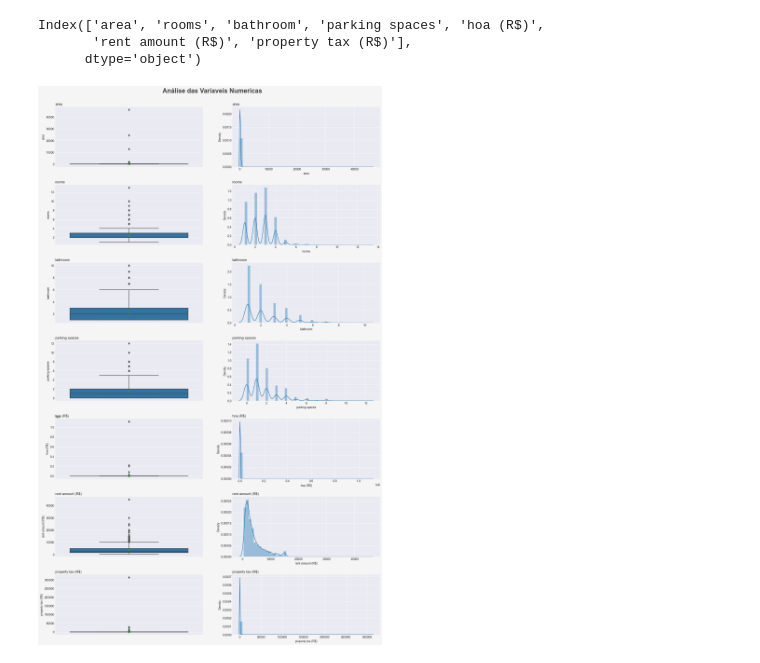
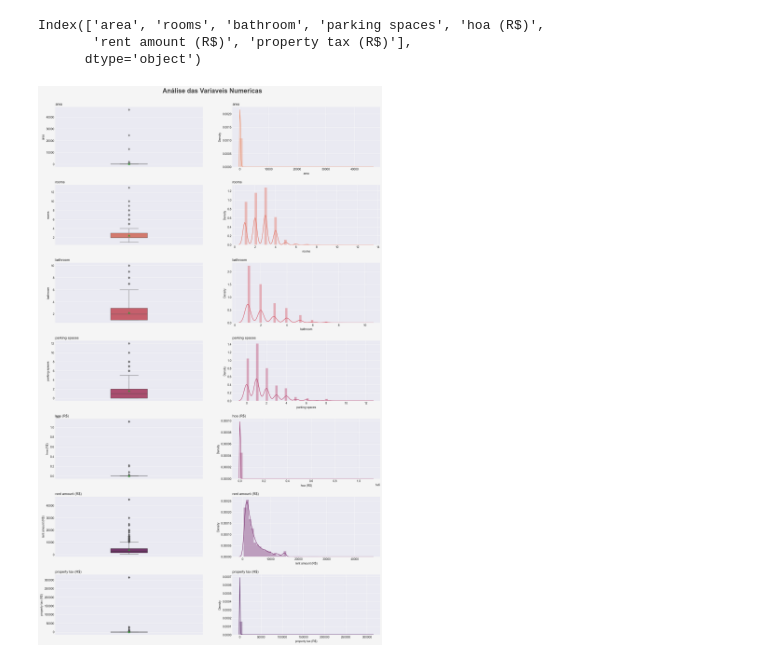
Before and after one commit to denisbrunom/Precificacao_aluguel, a Jupyter notebook: house.ipynb, the cells around one changed output. Saved outputs shown, nothing was run; the diff lists cells and outputs as text; code cells hidden in the pictures.

```diff
--- a/house.ipynb
+++ b/house.ipynb
@@ -193,33 +193,35 @@ Paleta_Cores = sns.color_palette('flare',len(Colunas_Numericas)*2)
 plt.suptitle('Análise das Variaveis Numericas',fontsize=22,color='#404040',fontweight=600)
 #estrutura
 Linhas = 7 # Todas as informação numericas
 Colunas = 2 # Boxplot - displot
 Posicao = 1 # Posição inicial do Grid
 
 #criação do for para percorrer o grid
 for Coluna in Colunas_Numericas:
     #plotando no grid -- Boxplot
     plt.subplot(Linhas, Colunas, Posicao)
 
     #Titulo
     plt.title( f'{Coluna}', loc='left', fontsize=12, fontweight=300)
 
     #plot boxplot
-    sns.boxplot(data=df, y=Coluna, showmeans=True)
+    sns.boxplot(data=df, y=Coluna, showmeans=True, saturation=0.75,
+    linewidth=1, color=Paleta_Cores[Posicao],width=0.25)
+
     #mudar a posicao
     Posicao += 1
 
     #plotando no grid -- Displot
     plt.subplot(Linhas, Colunas, Posicao)
 
      #Titulo
     plt.title( f'{Coluna}', loc='left', fontsize=12, fontweight=300)
 
     #plot displot
-    sns.distplot(df[Coluna])
+    sns.distplot(df[Coluna], color=Paleta_Cores[Posicao -1])
     #mudar a posicao
     Posicao +=1
     #ajuste de Grid
     plt.subplots_adjust( top=0.95, hspace=0.3 )
 # %% [output]
-[figure, old version]
+[figure, new version]
```
